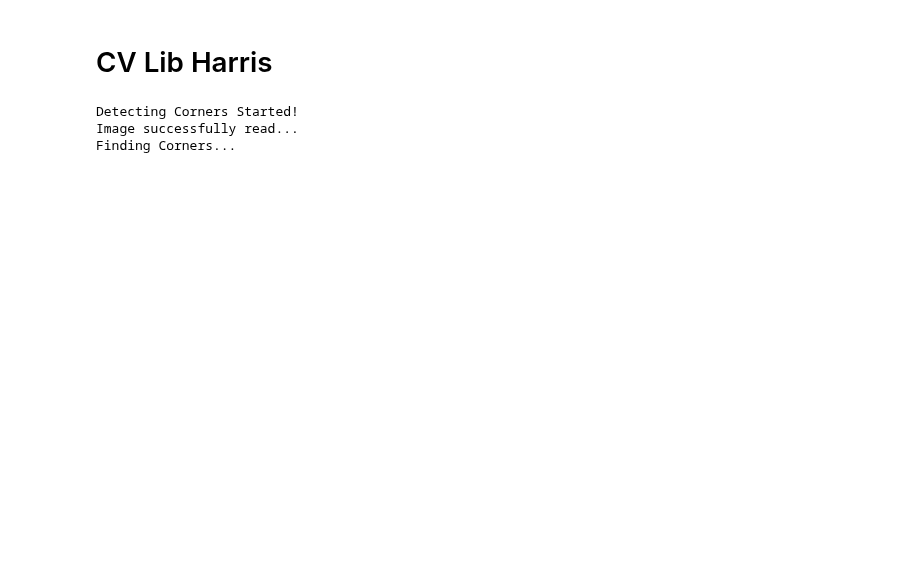
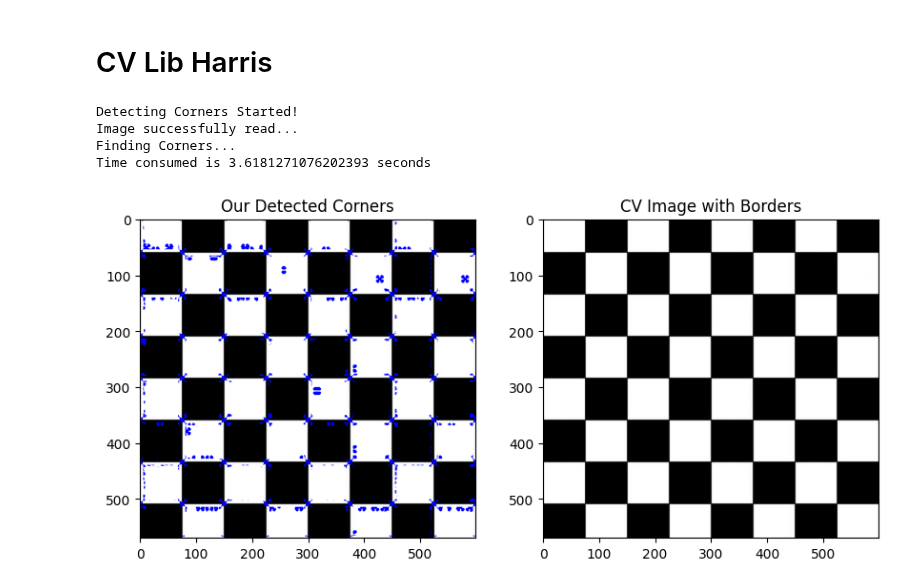
Before and after one commit to Computer-Vision-Spring-2024/exVision-FeatureCraft, a Jupyter notebook: Harris/Harris.ipynb, the cells around one changed output. Drawn from its saved outputs; the diff is of its cells as text; code cells hidden in the pictures; blank space fills up the shorter version.

Commit message:
Add lambda minus optimized, timer, and icon - gradient for harris from scratch (sobel, prewitt, absolute difference not working) and style sheet needed

```diff
--- a/Harris/Harris.ipynb
+++ b/Harris/Harris.ipynb
@@ -33,7 +120,15 @@ def harris_detection(img_path, window_size, k, threshold):
     width = img.shape[1]   # Get width of the image
 
     # Compute image gradients
-    dy, dx = np.gradient(gray)
+    K_X = np.array([[-1, -2, 0, 2, 1],
+                [-2, -3, 0, 3, 2],
+                [-3, -5, 0, 5, 3],
+                [-2, -3, 0, 3, 2],
+                [-1, -2, 0, 2, 1]])
+
+    K_Y = K_X.T  # The kernel for vertical edges is the transpose of the kernel for horizontal edges
+
+    dx,dy = convolve2d_optimized(gray, K_X, mode='same'),convolve2d_optimized(gray, K_Y, mode='same')
 
     # Compute products and second derivatives
     Ixx = dx**2
@@ -80,47 +175,66 @@ def harris_detection(img_path, window_size, k, threshold):
 # %%
 # Python program to illustrate
 # corner detection with
 # Harris Corner Detection Method
 import os
+import cv2
+import numpy as np
+import time
+import matplotlib.pyplot as plt
+
 # To solve the problem of the icons with relative path
-os.chdir(os.path.dirname(os.path.abspath(__file__)))
+# os.chdir(os.path.dirname(os.path.abspath(__file__)))
+current_path = os.getcwd()
+
 
 # path to input image specified and
 # image is loaded with imread command
-image = cv2.imread("Harris-Corner-600x570.jpg")
+image_path = os.path.join(current_path, "Harris-Corner-600x570.jpg")
+image = cv2.imread(image_path)
 
-# convert the input image into
-# grayscale color space
-operatedImage = cv2.cvtColor(image, cv2.COLOR_BGR2GRAY)
+# # convert the input image into
+# # grayscale color space
+# operatedImage = cv2.cvtColor(image, cv2.COLOR_BGR2GRAY)
 
-# modify the data type
-# setting to 32-bit floating point
-operatedImage = np.float32(operatedImage)
+# # modify the data type
+# # setting to 32-bit floating point
+# operatedImage = np.float32(operatedImage)
 
-# apply the cv2.cornerHarris method
-# to detect the corners with appropriate
-# values as input parameters
-dest = cv2.cornerHarris(operatedImage, 2, 5, 0.07)
+# # apply the cv2.cornerHarris method
+# # to detect the corners with appropriate
+# # values as input parameters
+# dest = cv2.cornerHarris(operatedImage, 2, 5, 0.07)
 
-# Results are marked through the dilated corners
-dest = cv2.dilate(dest, None)
+# # Results are marked through the dilated corners
+# dest = cv2.dilate(dest, None)
 
-# Reverting back to the original image,
-# with optimal threshold value
-image[dest > 0.01 * dest.max()]=[0, 0, 255]
+# # Reverting back to the original image,
+# # with optimal threshold value
+# image[dest > 0.01 * dest.max()]=[0, 0, 255]
 
 k = 0.04
 window_size = 5
 threshold = 10000
 print ("Detecting Corners Started!")
+start = time.time()
 corner_list, corner_img = harris_detection("Harris-Corner-600x570.jpg", window_size, k, threshold)
+finish = time.time()
 
-# the window showing output image with corners
-cv2.imshow('Our Detected Corners', corner_img)
-cv2.imshow('CV Image with Borders', image)
-cv2.waitKey(0)
-cv2.destroyAllWindows()
+# Display the images using matplotlib
+plt.figure(figsize=(10, 10))
+
+plt.subplot(1, 2, 1)
+plt.imshow(corner_img, cmap='gray')
+plt.title('Our Detected Corners')
+
+plt.subplot(1, 2, 2)
+plt.imshow(cv2.cvtColor(image, cv2.COLOR_BGR2RGB))
+plt.title('CV Image with Borders')
+print(f"Time consumed is {finish - start} seconds")
+plt.show()
 # %% [output]
 Detecting Corners Started!
 Image successfully read...
 Finding Corners...
+Time consumed is 3.6181271076202393 seconds
+[figure, added]
```
Also changed, not shown: parts of 2 cells of this notebook, 3 other files.
